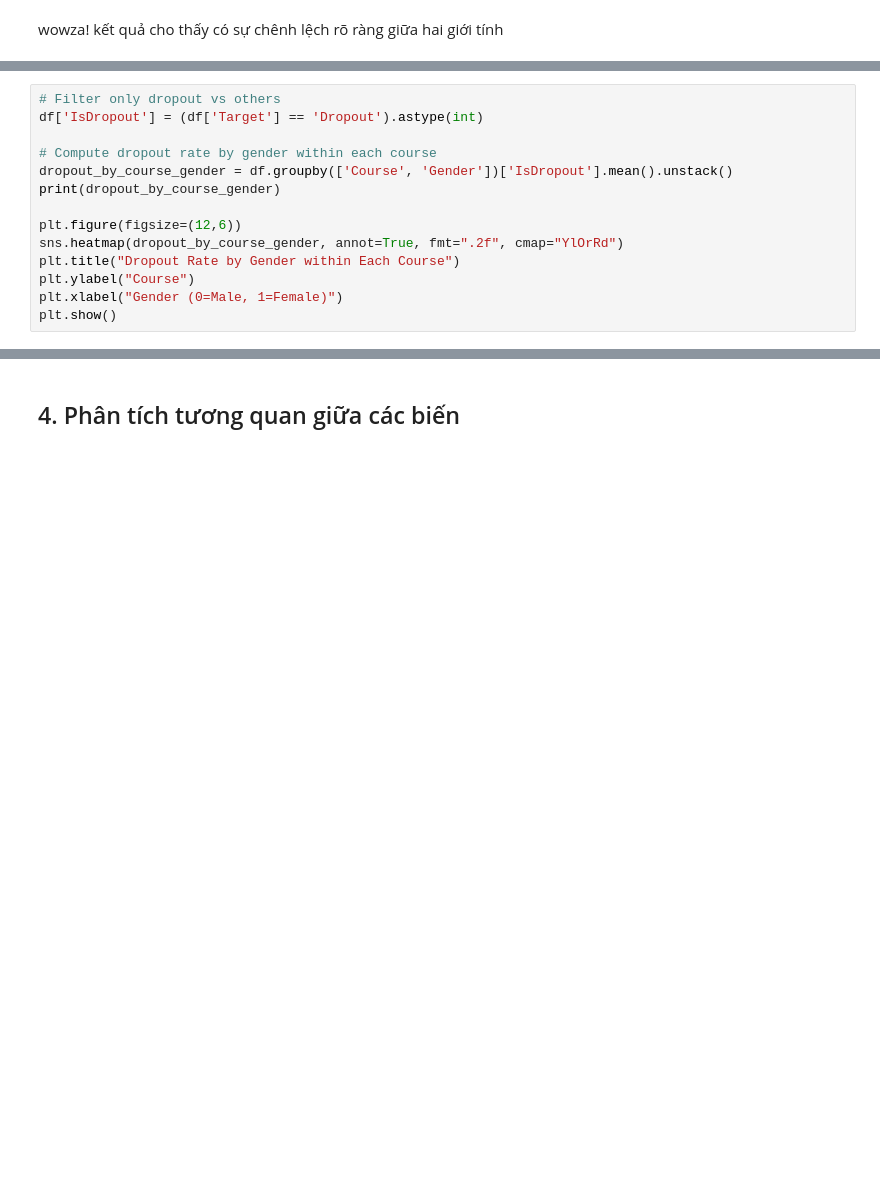
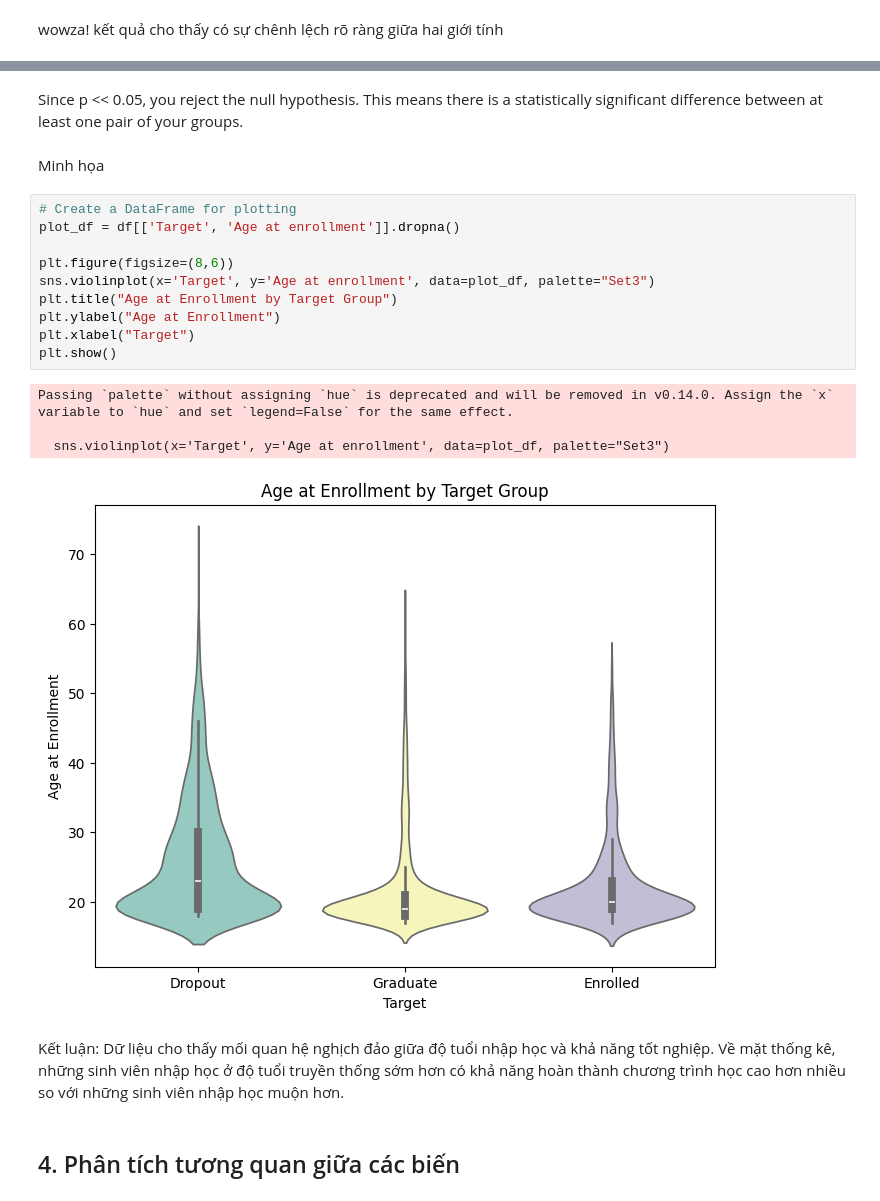
Before and after one commit to Scrowbin/end, a Jupyter notebook: code.ipynb, the cells around one changed output, grey strips where cells are left out. Drawn from its saved outputs; the diff is of its cells as text; blank space fills up the shorter version.

```diff
--- a/code.ipynb
+++ b/code.ipynb
@@ -614,14 +589,0 @@ wowza! kết quả cho thấy có sự chênh lệch rõ ràng giữa hai giới
-# %%
-# Filter only dropout vs others
-df['IsDropout'] = (df['Target'] == 'Dropout').astype(int)
-
-# Compute dropout rate by gender within each course
-dropout_by_course_gender = df.groupby(['Course', 'Gender'])['IsDropout'].mean().unstack()
-print(dropout_by_course_gender)
-
-plt.figure(figsize=(12,6))
-sns.heatmap(dropout_by_course_gender, annot=True, fmt=".2f", cmap="YlOrRd")
-plt.title("Dropout Rate by Gender within Each Course")
-plt.ylabel("Course")
-plt.xlabel("Gender (0=Male, 1=Female)")
-plt.show()
@@ -722,3 +633,24 @@ Phân phối của nhóm Dropout ít tập trung hơn, chứng tỏ rủi ro b
+# %% [markdown]
+Since p << 0.05, you reject the null hypothesis. This means there is a statistically significant difference between at least one pair of your groups.
+# %% [markdown]
+Minh họa
+# %%
+# Create a DataFrame for plotting
+plot_df = df[['Target', 'Age at enrollment']].dropna()
+
+plt.figure(figsize=(8,6))
+sns.violinplot(x='Target', y='Age at enrollment', data=plot_df, palette="Set3")
+plt.title("Age at Enrollment by Target Group")
+plt.ylabel("Age at Enrollment")
+plt.xlabel("Target")
+plt.show()
+# %% [output]
+Passing `palette` without assigning `hue` is deprecated and will be removed in v0.14.0. Assign the `x` variable to `hue` and set `legend=False` for the same effect.
+
+  sns.violinplot(x='Target', y='Age at enrollment', data=plot_df, palette="Set3")
+[figure, added]
+# %% [markdown]
+Kết luận: Dữ liệu cho thấy mối quan hệ nghịch đảo giữa độ tuổi nhập học và khả năng tốt nghiệp. Về mặt thống kê, những sinh viên nhập học ở độ tuổi truyền thống sớm hơn có khả năng hoàn thành chương trình học cao hơn nhiều so với những sinh viên nhập học muộn hơn.
 # %% [markdown]
 ## 4. Phân tích tương quan giữa các biến
 # %% [markdown]
```
Also changed, not shown: parts of 12 cells of this notebook.
